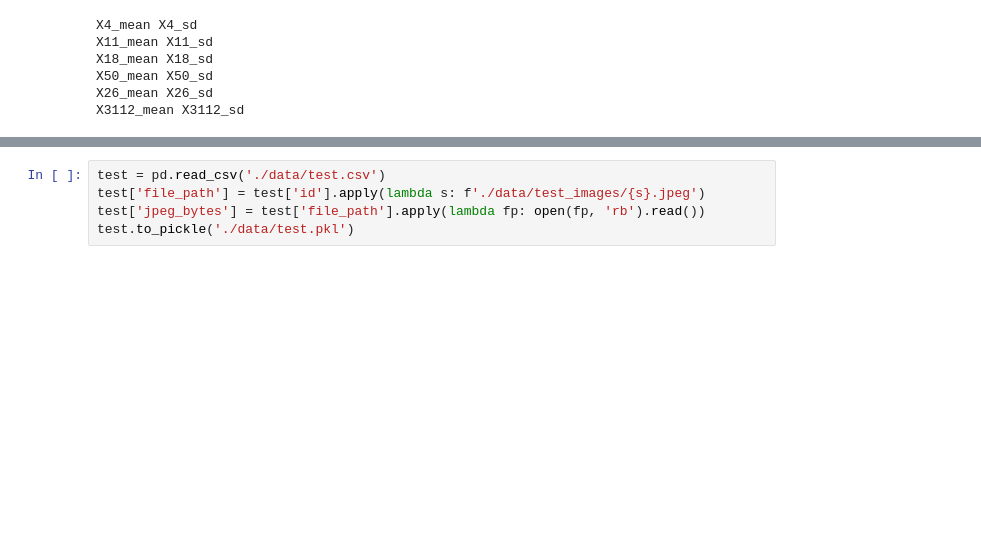
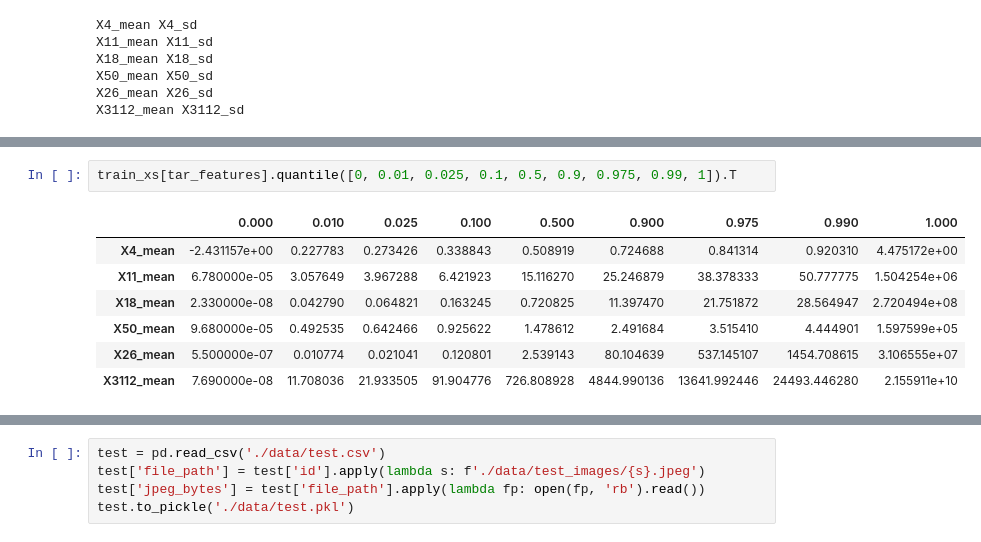
Before and after one commit to ashen007/PlantTraitsSubmission, a Jupyter notebook: pre-process.ipynb, the cells around one changed output, grey strips where cells are left out. Saved outputs shown, nothing was run; the diff lists cells and outputs as text; blank space fills up the shorter version.

```diff
--- a/pre-process.ipynb
+++ b/pre-process.ipynb
@@ -80,0 +46,10 @@ train[tar_features]
+# %%
+train_xs[tar_features].quantile([0, 0.01, 0.025, 0.1, 0.5, 0.9, 0.975, 0.99, 1]).T
+# %% [output]
+|  | 0.000 | 0.010 | 0.025 | 0.100 | 0.500 | 0.900 | 0.975 | 0.990 | 1.000 |
+| X4_mean | -2.431157e+00 | 0.227783 | 0.273426 | 0.338843 | 0.508919 | 0.724688 | 0.841314 | 0.920310 | 4.475172e+00 |
+| X11_mean | 6.780000e-05 | 3.057649 | 3.967288 | 6.421923 | 15.116270 | 25.246879 | 38.378333 | 50.777775 | 1.504254e+06 |
+| X18_mean | 2.330000e-08 | 0.042790 | 0.064821 | 0.163245 | 0.720825 | 11.397470 | 21.751872 | 28.564947 | 2.720494e+08 |
+| X50_mean | 9.680000e-05 | 0.492535 | 0.642466 | 0.925622 | 1.478612 | 2.491684 | 3.515410 | 4.444901 | 1.597599e+05 |
+| X26_mean | 5.500000e-07 | 0.010774 | 0.021041 | 0.120801 | 2.539143 | 80.104639 | 537.145107 | 1454.708615 | 3.106555e+07 |
+| X3112_mean | 7.690000e-08 | 11.708036 | 21.933505 | 91.904776 | 726.808928 | 4844.990136 | 13641.992446 | 24493.446280 | 2.155911e+10 |
```
Also changed, not shown: parts of 16 cells of this notebook, 8 other files.
